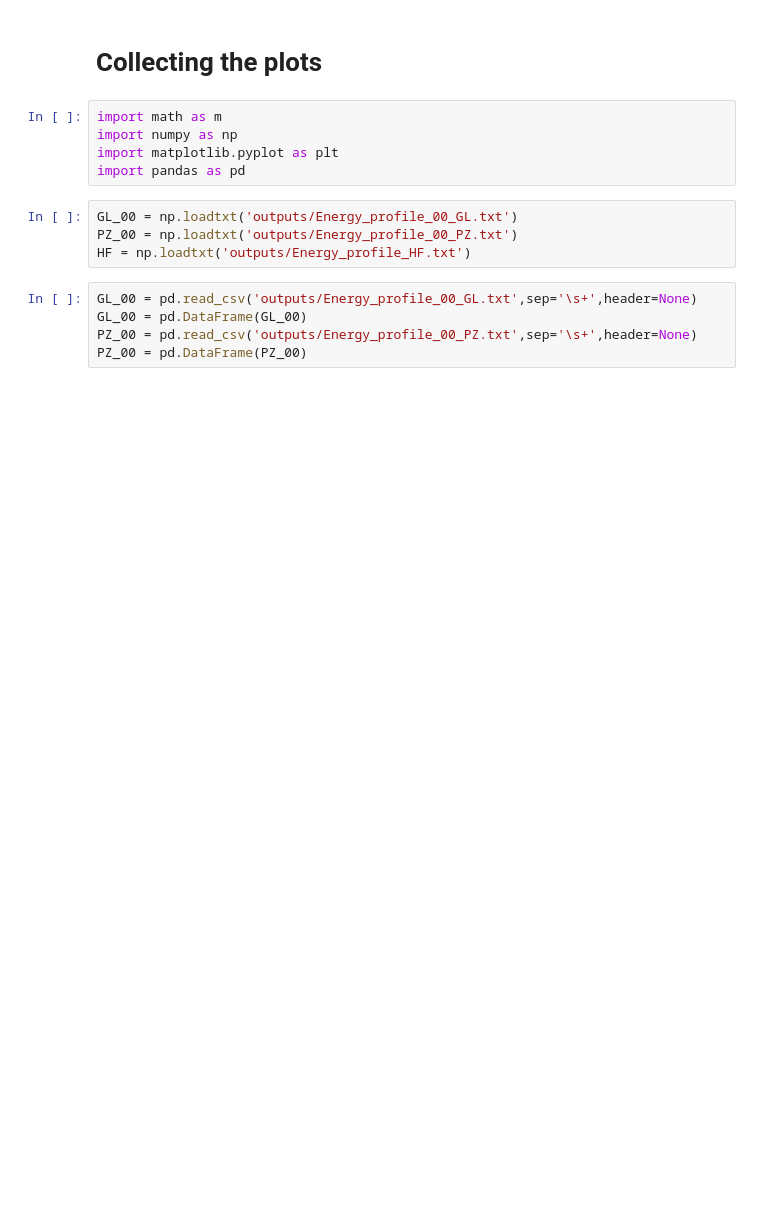
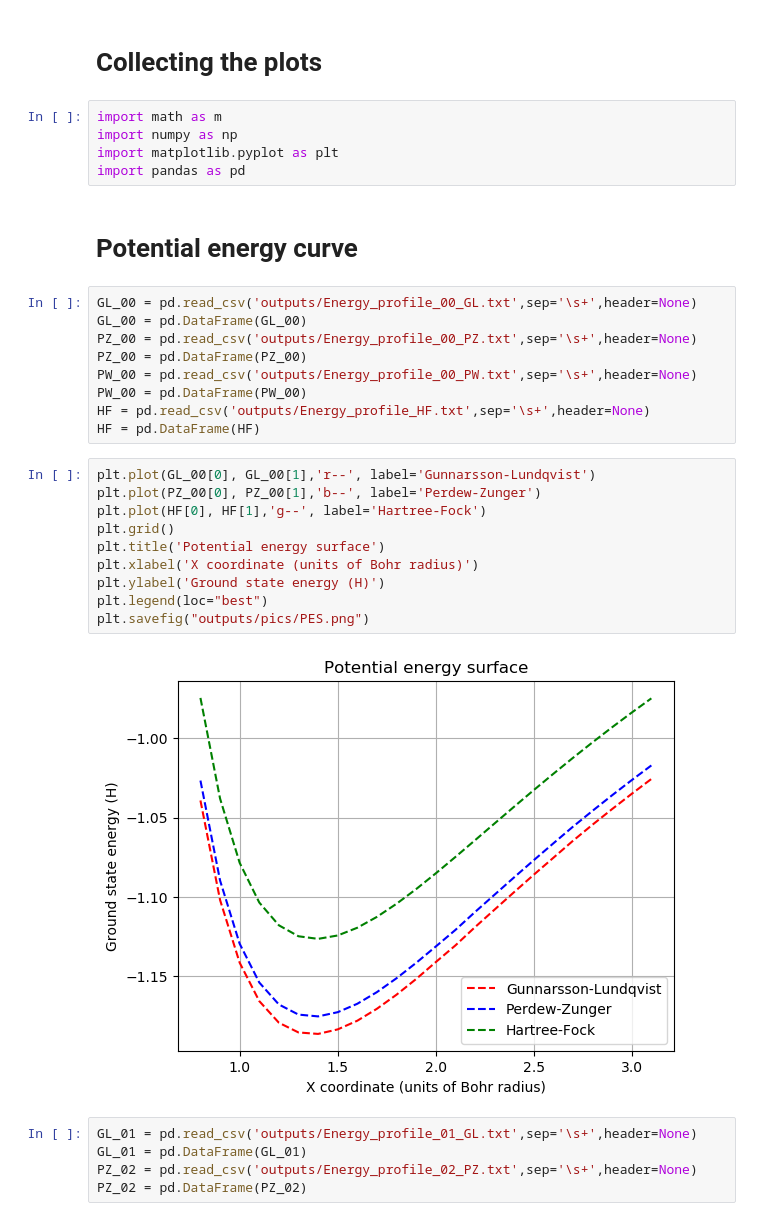
Before and after one commit to Peppone98/Quantum_MD_H2, a Jupyter notebook: CODE/plots.ipynb, the cells around one changed output. Cells and saved outputs as stored; diff of their text form; blank space fills up the shorter version.

```diff
--- a/CODE/plots.ipynb
+++ b/CODE/plots.ipynb
@@ -5,13 +5,32 @@ import math as m
 import numpy as np
 import matplotlib.pyplot as plt
 import pandas as pd
-# %%
-GL_00 = np.loadtxt('outputs/Energy_profile_00_GL.txt')
-PZ_00 = np.loadtxt('outputs/Energy_profile_00_PZ.txt')
-HF = np.loadtxt('outputs/Energy_profile_HF.txt')
+# %% [markdown]
+# Potential energy curve
+# %%
+GL_00 = pd.read_csv('outputs/Energy_profile_00_GL.txt',sep='\s+',header=None)
+GL_00 = pd.DataFrame(GL_00)
+PZ_00 = pd.read_csv('outputs/Energy_profile_00_PZ.txt',sep='\s+',header=None)
+PZ_00 = pd.DataFrame(PZ_00)
+PW_00 = pd.read_csv('outputs/Energy_profile_00_PW.txt',sep='\s+',header=None)
+PW_00 = pd.DataFrame(PW_00)
+HF = pd.read_csv('outputs/Energy_profile_HF.txt',sep='\s+',header=None)
+HF = pd.DataFrame(HF)
+# %%
+plt.plot(GL_00[0], GL_00[1],'r--', label='Gunnarsson-Lundqvist')
+plt.plot(PZ_00[0], PZ_00[1],'b--', label='Perdew-Zunger')
+plt.plot(HF[0], HF[1],'g--', label='Hartree-Fock')
+plt.grid()
+plt.title('Potential energy surface')
+plt.xlabel('X coordinate (units of Bohr radius)')
+plt.ylabel('Ground state energy (H)')
+plt.legend(loc="best")
+plt.savefig("outputs/pics/PES.png")
+# %% [output]
+[figure, added]
 # %%
-GL_00 = pd.read_csv('outputs/Energy_profile_00_GL.txt',sep='\s+',header=None)
-GL_00 = pd.DataFrame(GL_00)
-PZ_00 = pd.read_csv('outputs/Energy_profile_00_PZ.txt',sep='\s+',header=None)
-PZ_00 = pd.DataFrame(PZ_00)
+GL_01 = pd.read_csv('outputs/Energy_profile_01_GL.txt',sep='\s+',header=None)
+GL_01 = pd.DataFrame(GL_01)
+PZ_02 = pd.read_csv('outputs/Energy_profile_02_PZ.txt',sep='\s+',header=None)
+PZ_02 = pd.DataFrame(PZ_02)
 # %%
```
Also changed, not shown: parts of 5 cells of this notebook, 43 other files.
